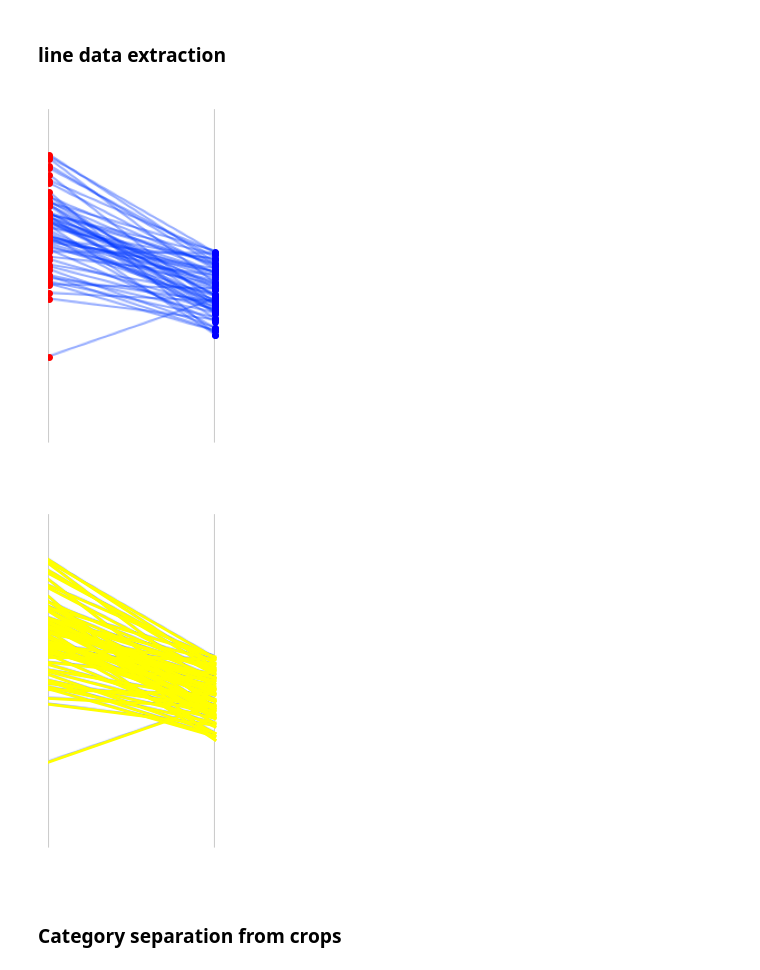
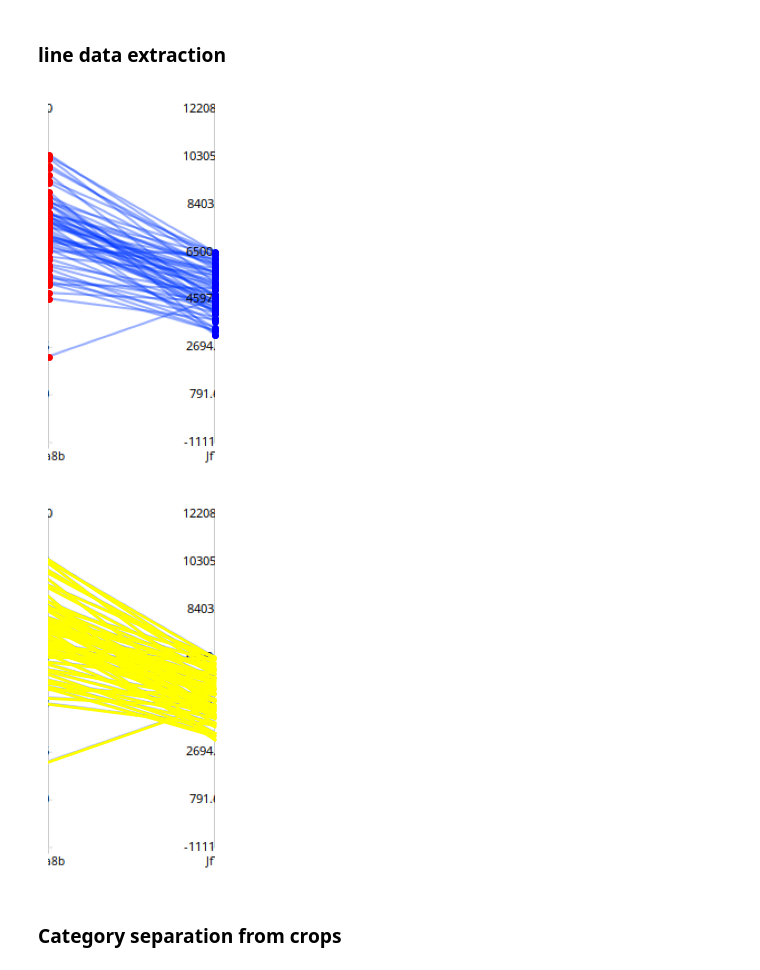
Before and after one commit to poonam2308/PaCoNet, a Jupyter notebook: notebooks/test_visualization.ipynb, the cells around one changed output. Saved outputs shown, nothing was run; the diff lists cells and outputs as text; code cells hidden in the pictures.

```diff
--- a/notebooks/test_visualization.ipynb
+++ b/notebooks/test_visualization.ipynb
@@ -217,7 +217,7 @@ import matplotlib.pyplot as plt
 # Files
 json_file = 'out_comb/synthetic_plots13_1/image_3.json'
 filename = "image_3_6ayE_crop_2.png"
-image_over = 'out_comb/cropping_plots_pn/image_3_6ayE_crop_2.png'
+image_over = 'out_comb/cropping_plots_pc/image_3_6ayE_crop_2.png'
 
 # Load JSON
 with open(json_file, 'r') as file:
@@ -229,36 +229,36 @@ crop_key = f"crop_{crop_num}"
 
 # Derive category key from filename
 # "image_3_6ayE_crop_1.png" -> "6ayE"
 category_key = filename.split("_")[2]
 
 # Extract line data for that crop & category
-line_data = data["lines_by_region"][crop_key][category_key]
+line_data = data["lines"][crop_key][category_key]
 
 # --- Plot points ---
 img = plt.imread(image_over)
 fig, ax = plt.subplots()
 ax.imshow(img)
 
 for x1, y1, x2, y2 in line_data:
     ax.plot(x1, y1, 'ro', markersize=4)  # start point
     ax.plot(x2, y2, 'bo', markersize=4)  # end point
 
 plt.axis('off')
 plt.show()
 
 # --- Plot connecting lines ---
 img = plt.imread(image_over)
 fig, ax = plt.subplots()
 ax.imshow(img)
 
 for x1, y1, x2, y2 in line_data:
     ax.plot([x1, x2], [y1, y2], color='yellow', linewidth=2)
 
 plt.axis('off')
 plt.show()
 # %% [output]
-[figure, old version]
+[figure, new version]
-[figure, old version]
+[figure, new version]
 # %% [markdown]
 ### Category separation from crops
 # %%
```
Also changed, not shown: parts of 1 cell of this notebook, 4 other files.
